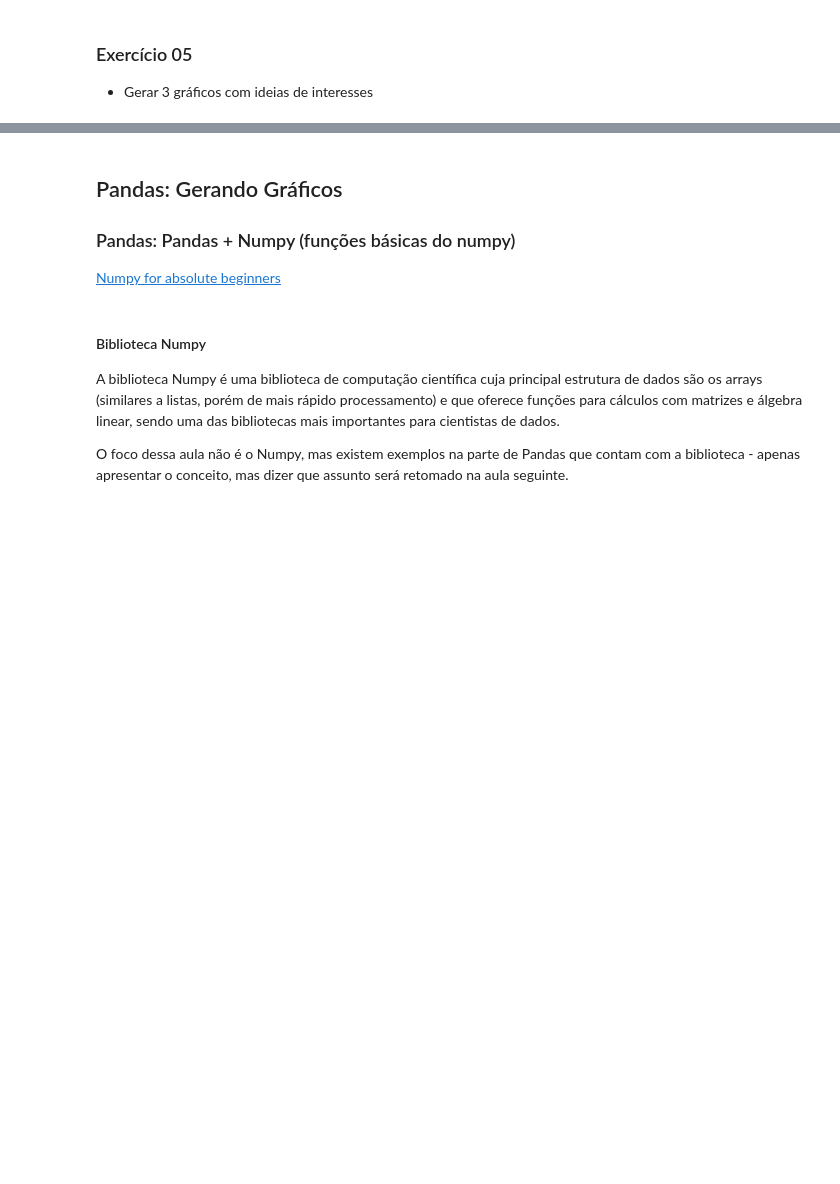
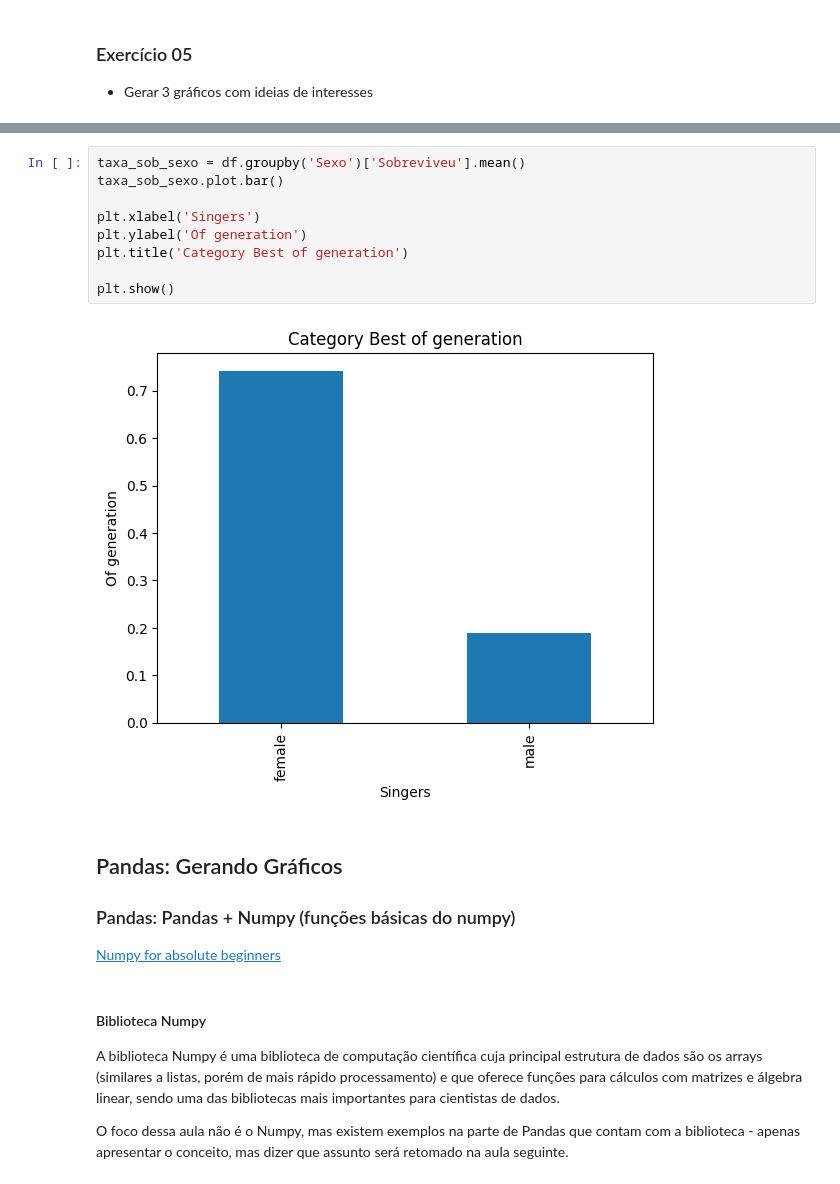
Before and after one commit to reprograma/on26-python-s12-pandas-numpy-II, a Jupyter notebook: material/aula_s12.ipynb, the cells around one changed output, grey strips where cells are left out. Drawn from its saved outputs; the diff is of its cells as text; blank space fills up the shorter version.

```diff
--- a/material/aula_s12.ipynb
+++ b/material/aula_s12.ipynb
@@ -313,3 +682,14 @@ plt.title('Distribuição de Idade')
+# %%
+taxa_sob_sexo = df.groupby('Sexo')['Sobreviveu'].mean()
+taxa_sob_sexo.plot.bar()
+
+plt.xlabel('Singers')
+plt.ylabel('Of generation')
+plt.title('Category Best of generation')
+
+plt.show()
+# %% [output]
+[figure, added]
 # %% [markdown]
 ## Pandas: Gerando Gráficos
 
```
Also changed, not shown: parts of 50 cells of this notebook.
